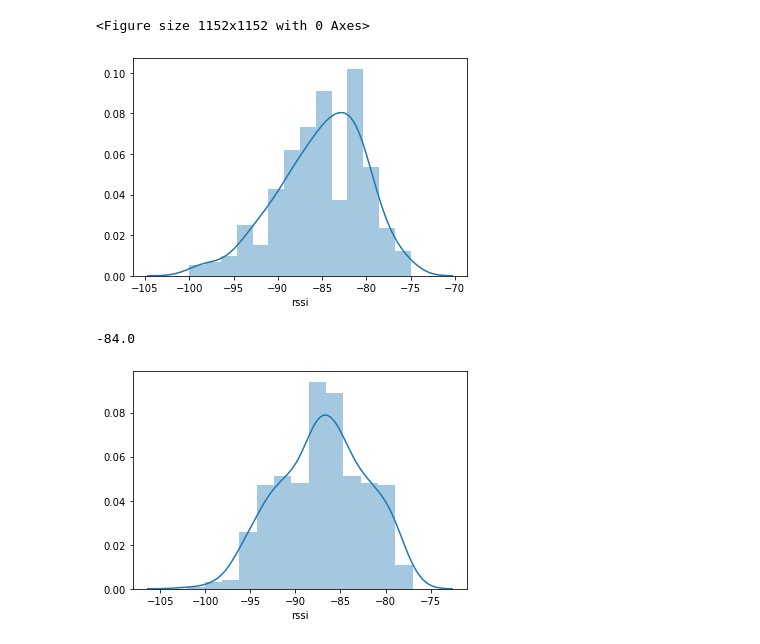
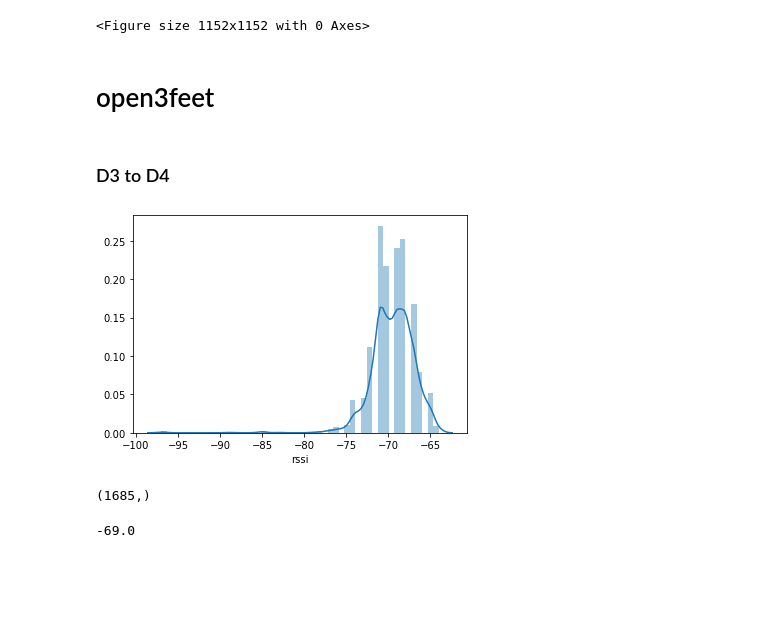
Before and after one commit to kavindaperera/nova-shield-proximity-classification, a Jupyter notebook: Data-Preprocessing.ipynb, the cells around one changed output. Cells and saved outputs as stored; diff of their text form; code cells hidden in the pictures; blank space fills up the shorter version.

Commit message:
Add `open3feet` and `open9feet` data

```diff
--- a/Data-Preprocessing.ipynb
+++ b/Data-Preprocessing.ipynb
@@ -27,9 +21,20 @@ open3feet = raw_df[:406]['rssi']
-# %%
-sns.distplot(open3feet)
-plt.show()
-# %% [output]
-[figure, removed]
+# %% [markdown]
+# open3feet
+# %% [markdown]
+### D3 to D4
+# %%
+path_d3tod4 = './dataset/open3feet/raw/D3_to_D4.csv'
+df_d3tod4 = pd.read_csv(path_d3tod4)
+open3feet_d3tod4 = df_d3tod4['rssi']
+sns.distplot(open3feet_d3tod4)
+plt.show()
+# %% [output]
+[figure, added]
+# %%
+open3feet_d3tod4.shape
+# %% [output]
+(1685,)
 # %%
-open3feet.median()
+open3feet_d3tod4.median()
 # %% [output]
--84.0
+-69.0
@@ -38,5 +40,0 @@ open6feet = raw_df[406:926]['rssi']
-# %%
-sns.distplot(open6feet)
-plt.show()
-# %% [output]
-[figure, removed]
```
Also changed, not shown: parts of 23 cells of this notebook, 8 other files.
